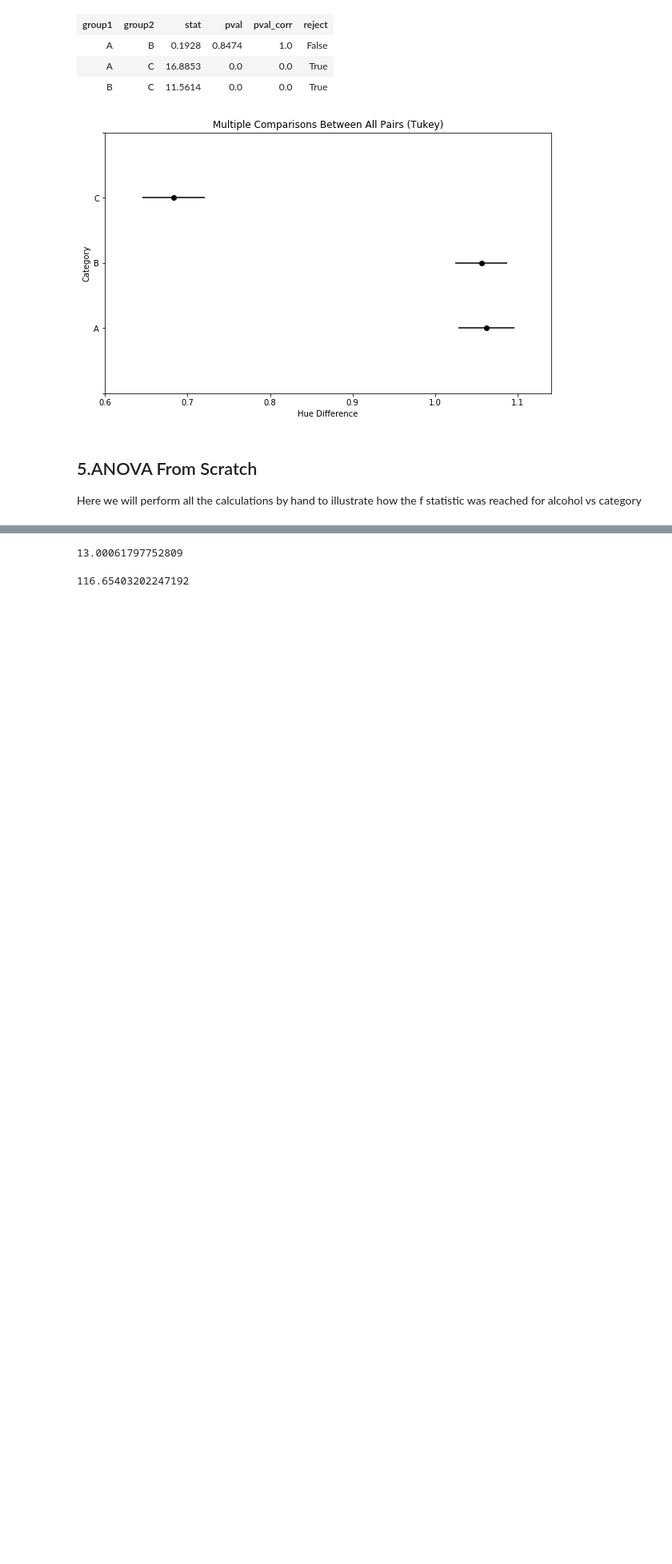
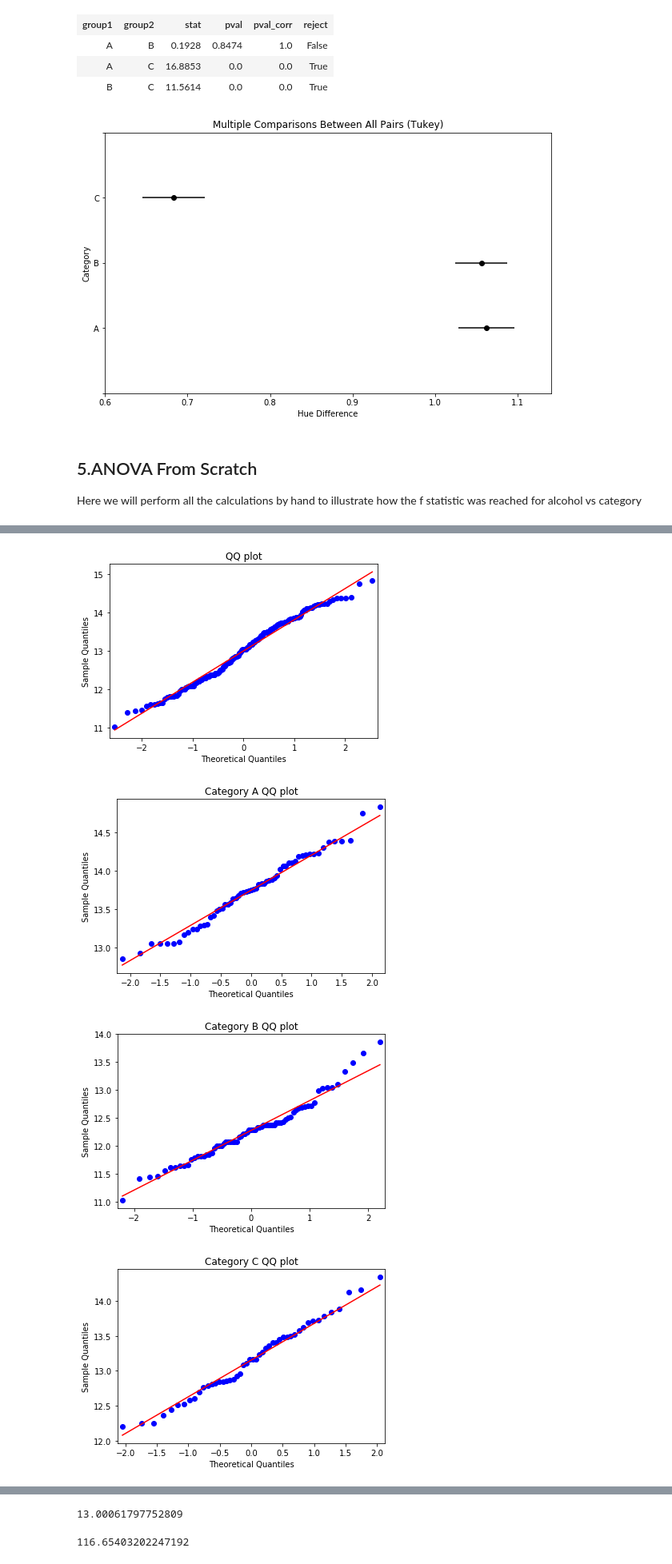
Before and after one commit to Rachel-commits/hypothesis-tests, a Jupyter notebook: Anova.ipynb, the cells around one changed output, grey strips where cells are left out. Shown at 80% size. Cells and saved outputs as stored; diff of their text form; code cells hidden in the pictures; blank space fills up the shorter version.

```diff
--- a/Anova.ipynb
+++ b/Anova.ipynb
@@ -221,0 +274,18 @@ Here we will perform all the calculations by hand to illustrate how the f statis
+# %%
+# QQ Plot
+from statsmodels.graphics.gofplots import qqplot
+# q-q plot
+qqplot(wine_alcohol['alcohol'], line='s')
+plt.title("QQ plot")
+plt.show()
+
+for cat in ['A','B','C']:
+    df = wine_alcohol[wine_alcohol['category'] == cat]
+    qqplot(df['alcohol'], line='s')
+    plt.title("Category "+ cat + " QQ plot" )
+    plt.show()
+# %% [output]
+[figure, added]
+[figure, added]
+[figure, added]
+[figure, added]
```
Also changed, not shown: parts of 21 cells of this notebook.
